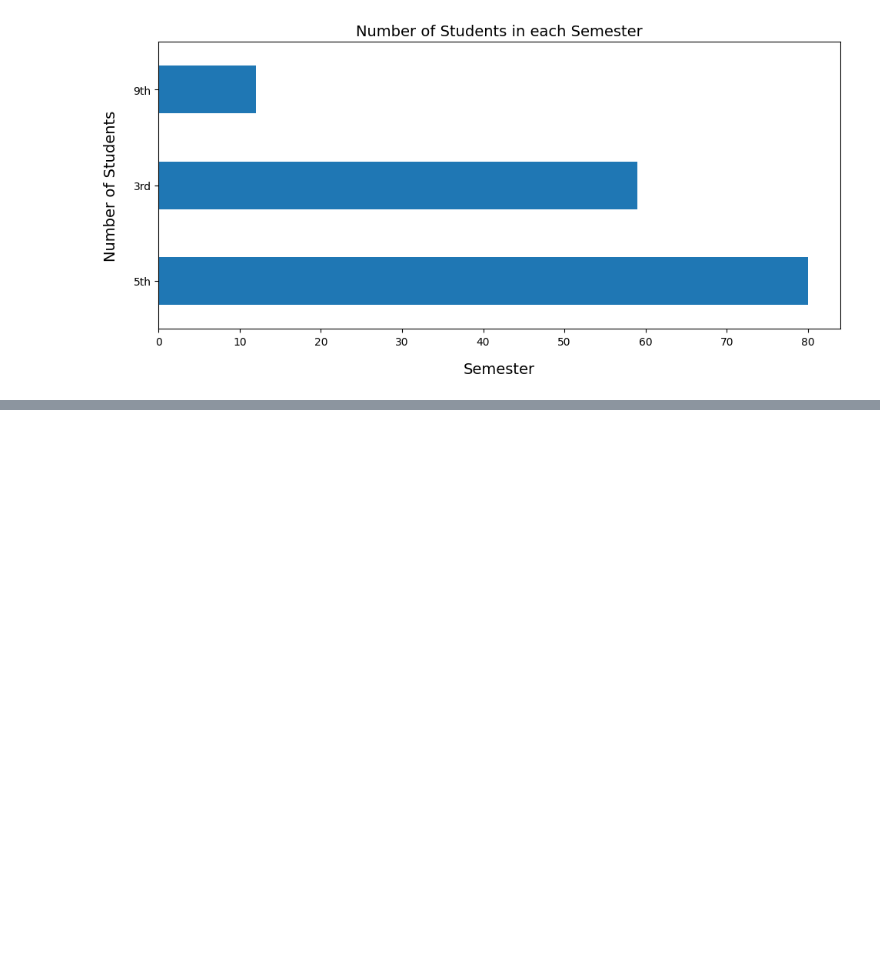
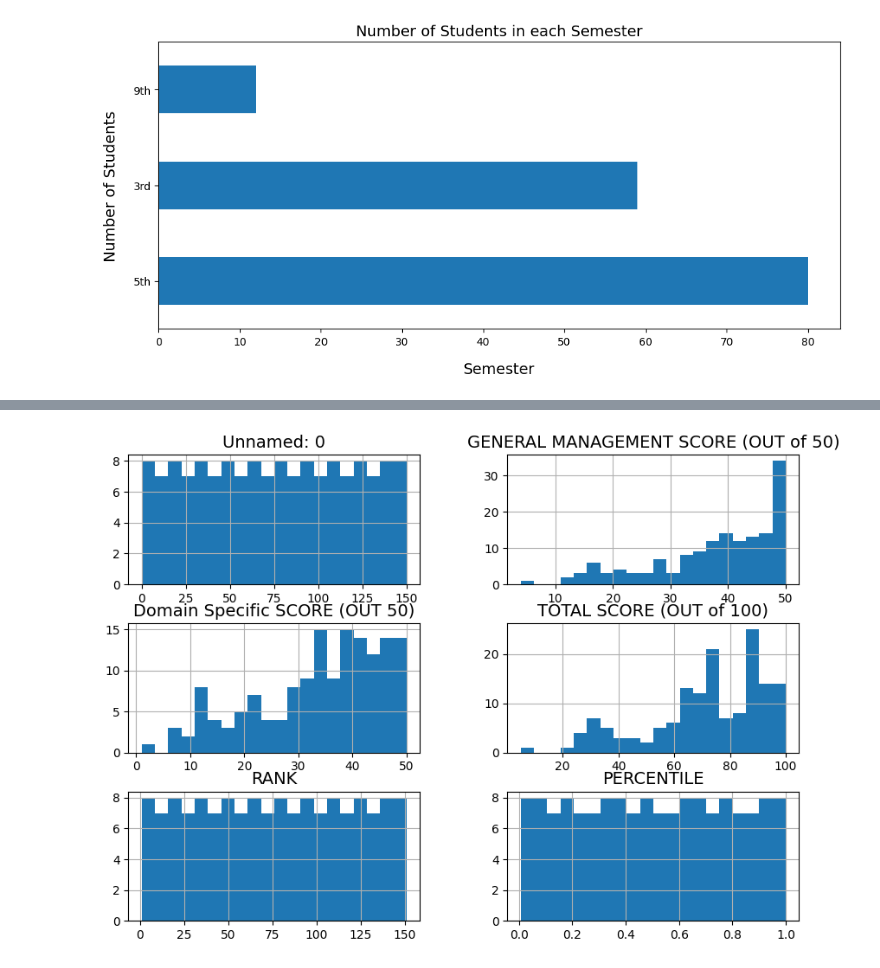
Before and after one commit to aumashankar8/studentsTestData, a Jupyter notebook: studentDataAnalysis.ipynb, the cells around one changed output, grey strips where cells are left out. Drawn from its saved outputs; the diff is of its cells as text; code cells hidden in the pictures; blank space fills up the shorter version.

```diff
--- a/studentDataAnalysis.ipynb
+++ b/studentDataAnalysis.ipynb
@@ -107,0 +136,6 @@ save_fig("semester_graph")
+# %%
+# Create Histograms for numerical data
+students.hist(bins = 20, figsize=(10,7))
+plt.show()
+# %% [output]
+[figure, added]
```
Also changed, not shown: parts of 7 cells of this notebook.
